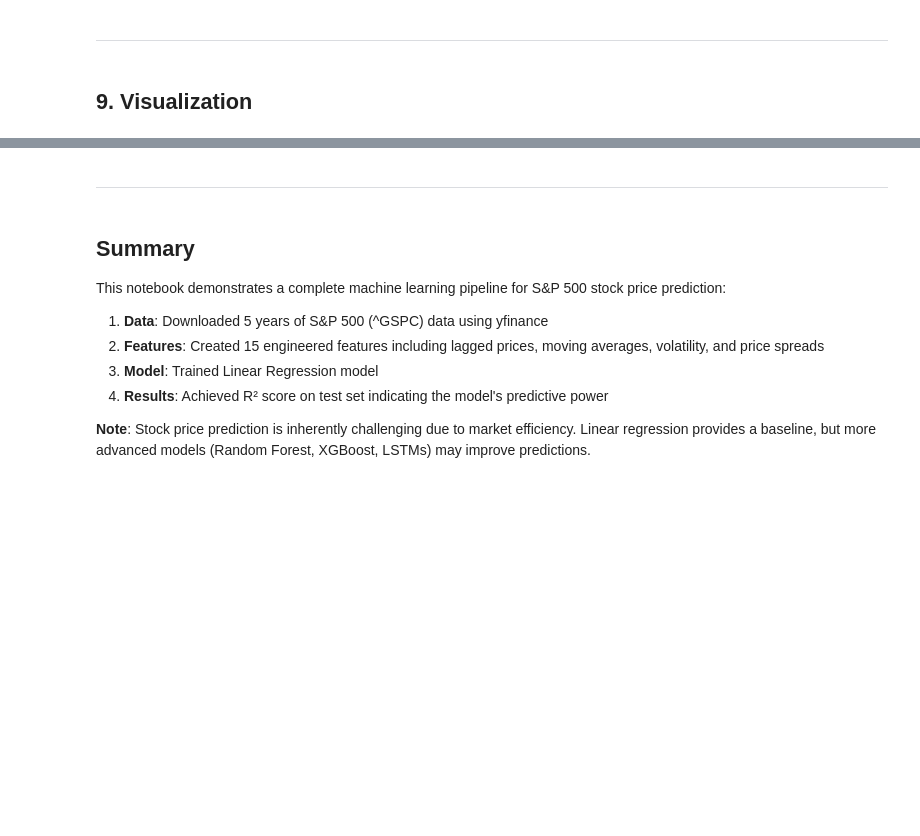
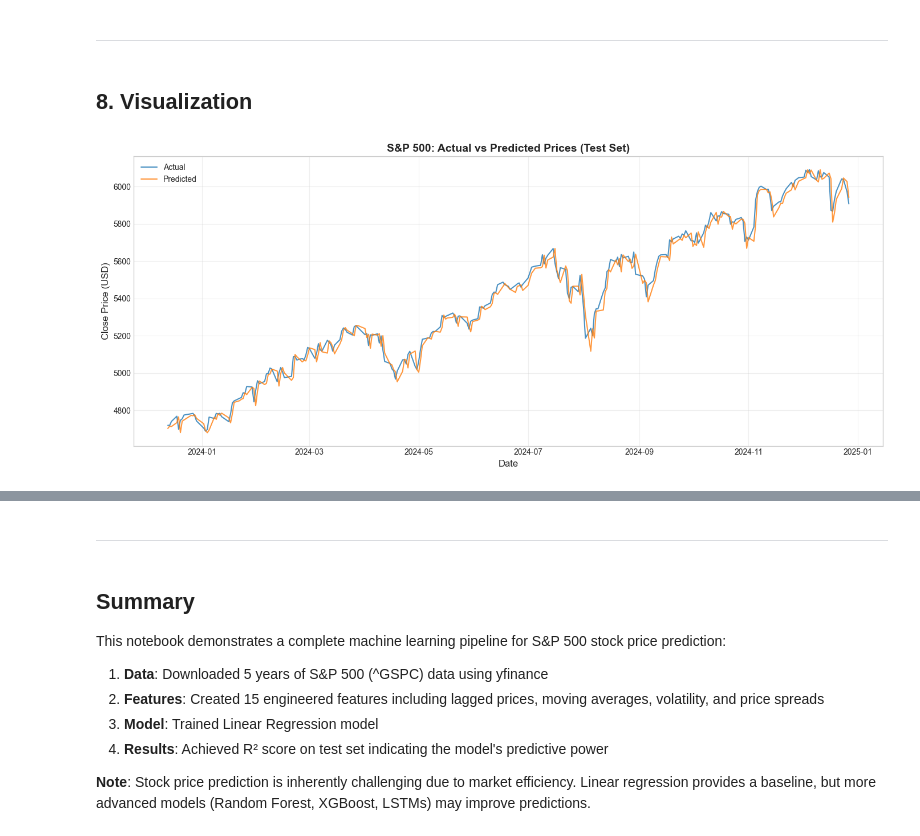
Before and after one commit to juanpablosarmiento148-cell/sp500-stock-prediction, a Jupyter notebook: sp500_stock_prediction.ipynb, the cells around one changed output, grey strips where cells are left out. Drawn from its saved outputs; the diff is of its cells as text; code cells hidden in the pictures; blank space fills up the shorter version.

```diff
--- a/sp500_stock_prediction.ipynb
+++ b/sp500_stock_prediction.ipynb
@@ -258,4 +344,4 @@ print(comparison.to_string(index=False))
 # %% [markdown]
 ---
 # %% [markdown]
-## 9. Visualization
+## 8. Visualization
@@ -319,3 +348,17 @@ plt.style.use('seaborn-v0_8-whitegrid')
+# %%
+# Plot 1: Actual vs Predicted (Test Set)
+fig, ax = plt.subplots(figsize=(14, 6))
+ax.plot(y_test.index, y_test, label='Actual', linewidth=1.5, color='#1f77b4', alpha=0.8)
+ax.plot(y_test.index, y_test_pred, label='Predicted', linewidth=1.5, color='#ff7f0e', alpha=0.8)
+ax.set_title('S&P 500: Actual vs Predicted Prices (Test Set)', fontsize=14, fontweight='bold')
+ax.set_xlabel('Date', fontsize=12)
+ax.set_ylabel('Close Price (USD)', fontsize=12)
+ax.legend(loc='upper left', fontsize=10)
+ax.grid(True, alpha=0.3)
+plt.tight_layout()
+plt.show()
+# %% [output]
+[figure, added]
 # %%
 # Plot 2: Scatter plot Actual vs Predicted
 fig, ax = plt.subplots(figsize=(10, 10))
```
Also changed, not shown: parts of 27 cells of this notebook, 1 other file.
